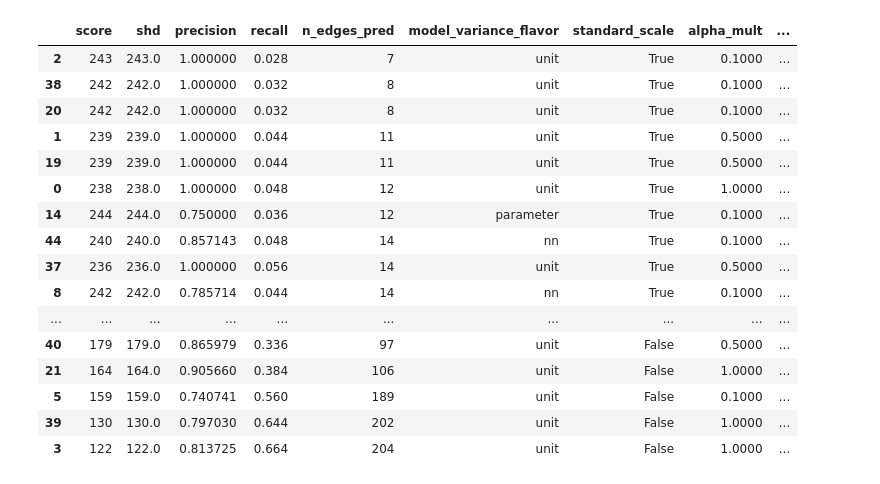
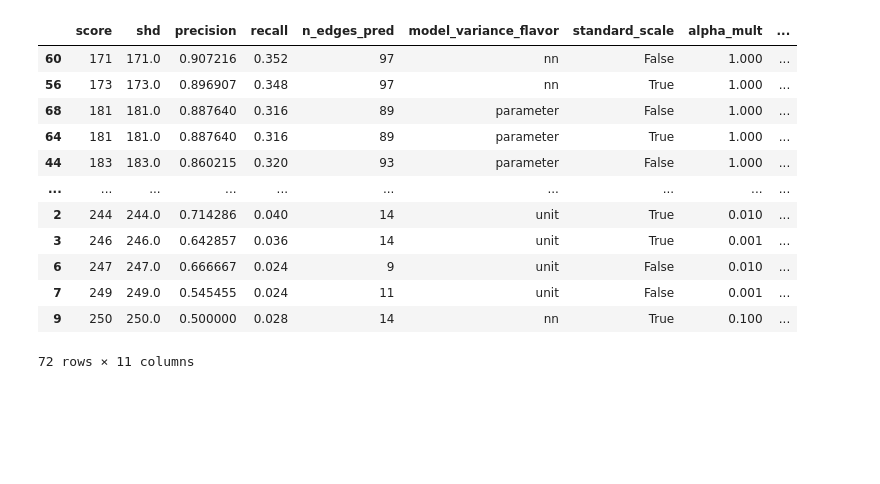
Before and after one commit to azizilab/sdcd, a Jupyter notebook: notebooks/New Simulation.ipynb, the cells around one changed output. Cells and saved outputs as stored; diff of their text form; code cells hidden in the pictures; blank space fills up the shorter version.

```diff
--- a/notebooks/New Simulation.ipynb
+++ b/notebooks/New Simulation.ipynb
@@ -64,12 +68,11 @@ Text(0, 0.5, 'Variance(downstream_gene) - Variance(upstream_gene)')
 # %%
-# Reversed noise scale
-frac_interventions = 1.0
-knockdown_eff = 1.0
+# # Reversed noise scale
+# seed = 0
+# n, d = 100, 50
+# n_edges_per_d = 5
+# frac_interventions = 1.0
 
-B_true = simulation.simulate_dag(d, n_edges, "ER")
-G = ig.Graph.Adjacency(B_true.tolist())
-ordered_vertices = G.topological_sorting()
-noise_scale = (np.max(ordered_vertices) - np.argsort(ordered_vertices) + 1) / d * 5
-X_full_df, param_dict = simulation.generate_full_interventional_set(
-    B_true, n, "mlp", knockdown_eff=knockdown_eff, size_observational=n * (d + 1), noise_scale=noise_scale
-)
+# X_df, B_true, wandb_config_dict = generate_dataset(
+#     n, d, seed, frac_interventions, n_edges_per_d=n_edges_per_d, scale=lambda depth: ((d - depth + 1) / d * 100)
+# )
+# X_obs = X_df[X_df["perturbation_label"] == "obs"].loc[:, np.arange(d)].to_numpy()
@@ -99,17 +94,16 @@ Text(0, 0.5, 'Variance(downstream_gene) - Variance(upstream_gene)')
 device = torch.device("cuda:0" if torch.cuda.is_available() else "cpu")
 print(f"Using {device}")
 
-# metrics_df_records = []
+metrics_df_records = []
 for perturbation_frac in [0, 0.5, 1.0]:
-#     for mv_flavor in ["unit", "nn", "parameter"]:
-    for mv_flavor in ["parameter"]:
-        for standard_scale in [False]:
-            for alpha_mult in [.001, .0001]:
+    for mv_flavor in ["unit", "nn", "parameter"]:
+        for standard_scale in [True, False]:
+            for alpha_mult in [1, 0.1, .01, .001]:
                 n_interventions = int(d * perturbation_frac)
-                X_df = subset_interventions(
-                    X_full_df, n_interventions, maintain_dataset_size=True
+                X_sub_df = subset_interventions(
+                    X_df, n_interventions, maintain_dataset_size=True
                 )
-                dataset = create_intervention_dataset(X_df, regime_format=False)
+                dataset = create_intervention_dataset(X_sub_df, regime_format=False)
 
                 model = SDCI(model_variance_flavor=mv_flavor, standard_scale=standard_scale)
                 model.train(
@@ -117,6 +111,8 @@ for perturbation_frac in [0, 0.5, 1.0]:
                     B_true=B_true,
                     device=device,
                     log_wandb=True,
+                    wandb_project="SDCI_new_sim",
+                    wandb_name=f"SDCI_pf-{perturbation_frac}_mv-{mv_flavor}_ss-{standard_scale}_alpham-{alpha_mult}",
                     wandb_config_dict={"model_variance_flavor": mv_flavor, "perturbation_frac": perturbation_frac},
                     verbose=False,
                     stage1_kwargs={"n_epochs": 1000, "alpha": 1e-2 * alpha_mult},
@@ -195,20 +189,16 @@ metrics_df
 # %%
-metrics_df.sort_values("n_edges_pred")
+metrics_df.sort_values("score")
 # %% [output]
 |  | score | shd | precision | recall | n_edges_pred | model_variance_flavor | standard_scale | alpha_mult | ... |
-| 2 | 243 | 243.0 | 1.000000 | 0.028 | 7 | unit | True | 0.1000 | ... |
-| 38 | 242 | 242.0 | 1.000000 | 0.032 | 8 | unit | True | 0.1000 | ... |
-| 20 | 242 | 242.0 | 1.000000 | 0.032 | 8 | unit | True | 0.1000 | ... |
-| 1 | 239 | 239.0 | 1.000000 | 0.044 | 11 | unit | True | 0.5000 | ... |
-| 19 | 239 | 239.0 | 1.000000 | 0.044 | 11 | unit | True | 0.5000 | ... |
-| 0 | 238 | 238.0 | 1.000000 | 0.048 | 12 | unit | True | 1.0000 | ... |
-| 14 | 244 | 244.0 | 0.750000 | 0.036 | 12 | parameter | True | 0.1000 | ... |
-| 44 | 240 | 240.0 | 0.857143 | 0.048 | 14 | nn | True | 0.1000 | ... |
-| 37 | 236 | 236.0 | 1.000000 | 0.056 | 14 | unit | True | 0.5000 | ... |
-| 8 | 242 | 242.0 | 0.785714 | 0.044 | 14 | nn | True | 0.1000 | ... |
+| 60 | 171 | 171.0 | 0.907216 | 0.352 | 97 | nn | False | 1.000 | ... |
+| 56 | 173 | 173.0 | 0.896907 | 0.348 | 97 | nn | True | 1.000 | ... |
+| 68 | 181 | 181.0 | 0.887640 | 0.316 | 89 | parameter | False | 1.000 | ... |
+| 64 | 181 | 181.0 | 0.887640 | 0.316 | 89 | parameter | True | 1.000 | ... |
+| 44 | 183 | 183.0 | 0.860215 | 0.320 | 93 | parameter | False | 1.000 | ... |
 | ... | ... | ... | ... | ... | ... | ... | ... | ... | ... |
-| 40 | 179 | 179.0 | 0.865979 | 0.336 | 97 | unit | False | 0.5000 | ... |
-| 21 | 164 | 164.0 | 0.905660 | 0.384 | 106 | unit | False | 1.0000 | ... |
-| 5 | 159 | 159.0 | 0.740741 | 0.560 | 189 | unit | False | 0.1000 | ... |
-| 39 | 130 | 130.0 | 0.797030 | 0.644 | 202 | unit | False | 1.0000 | ... |
-| 3 | 122 | 122.0 | 0.813725 | 0.664 | 204 | unit | False | 1.0000 | ... |
+| 2 | 244 | 244.0 | 0.714286 | 0.040 | 14 | unit | True | 0.010 | ... |
+| 3 | 246 | 246.0 | 0.642857 | 0.036 | 14 | unit | True | 0.001 | ... |
+| 6 | 247 | 247.0 | 0.666667 | 0.024 | 9 | unit | False | 0.010 | ... |
+| 7 | 249 | 249.0 | 0.545455 | 0.024 | 11 | unit | False | 0.001 | ... |
+| 9 | 250 | 250.0 | 0.500000 | 0.028 | 14 | nn | True | 0.100 | ... |
+72 rows × 11 columns
```
Also changed, not shown: parts of 13 cells of this notebook, 7 other files.
